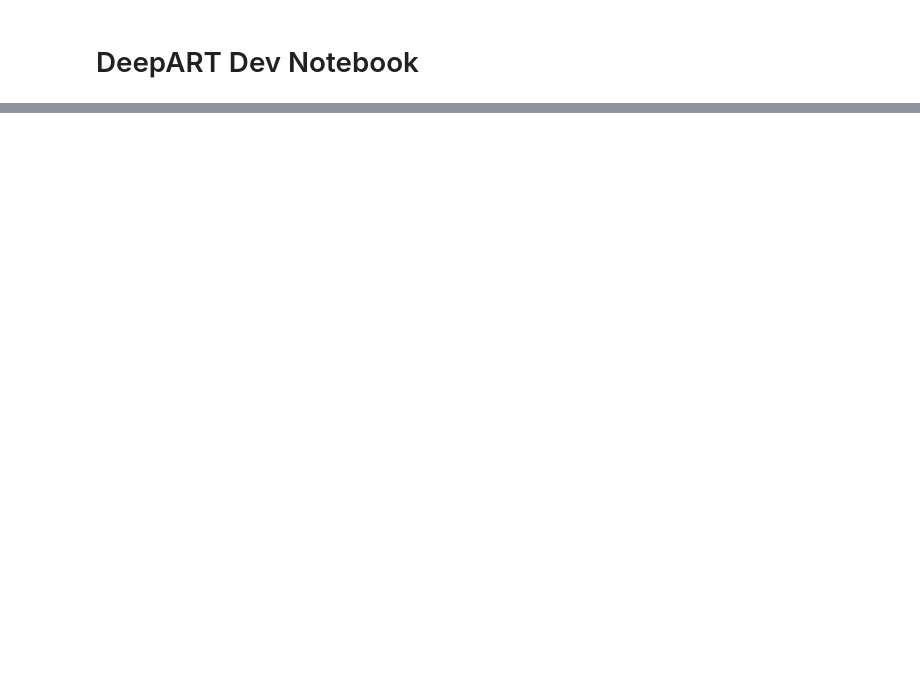
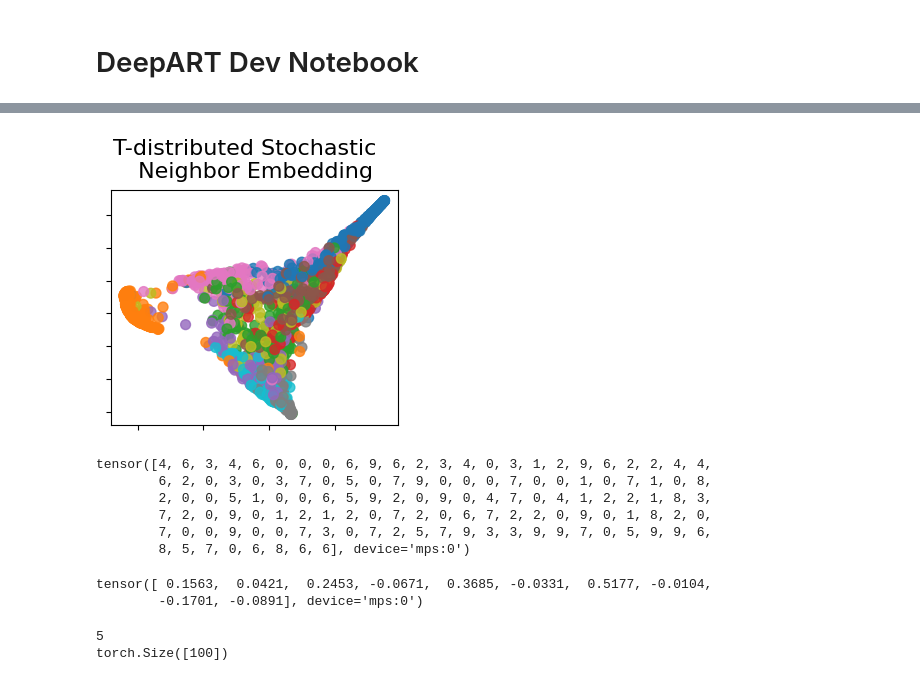
Before and after one commit to AP6YC/DeepART, a Jupyter notebook: notebooks/deepart.ipynb, the cells around one changed output, grey strips where cells are left out. Saved outputs shown, nothing was run; the diff lists cells and outputs as text; code cells hidden in the pictures; blank space fills up the shorter version.

```diff
--- a/notebooks/deepart.ipynb
+++ b/notebooks/deepart.ipynb
@@ -52,0 +279,58 @@ class Oja(LocalUpdate):
+# %%
+t_sne = TSNE(
+    n_components=2,
+    perplexity=30,
+    init="random",
+    max_iter=250,
+    random_state=0,
+)
+
+x, y = get_points(model, test_loader)
+
+S_t_sne = t_sne.fit_transform(x)
+# %%
+cmap = plt.get_cmap('tab10')
+colors = [cmap(i) for i in y]
+plot_2d(S_t_sne, colors, "T-distributed Stochastic  \n Neighbor Embedding")
+# %% [output]
+[figure, added]
+# %%
+data, target = next(iter(test_loader))
+if GPU:
+    data = data.to(device)
+    target = target.to(device)
+
+output = model(data)
+# output
+pred = output.argmax(dim=1)
+pred
+# output
+# %% [output]
+tensor([4, 6, 3, 4, 6, 0, 0, 0, 6, 9, 6, 2, 3, 4, 0, 3, 1, 2, 9, 6, 2, 2, 4, 4,
+        6, 2, 0, 3, 0, 3, 7, 0, 5, 0, 7, 9, 0, 0, 0, 7, 0, 0, 1, 0, 7, 1, 0, 8,
+        2, 0, 0, 5, 1, 0, 0, 6, 5, 9, 2, 0, 9, 0, 4, 7, 0, 4, 1, 2, 2, 1, 8, 3,
+        7, 2, 0, 9, 0, 1, 2, 1, 2, 0, 7, 2, 0, 6, 7, 2, 2, 0, 9, 0, 1, 8, 2, 0,
+        7, 0, 0, 9, 0, 0, 7, 3, 0, 7, 2, 5, 7, 9, 3, 3, 9, 9, 7, 0, 5, 9, 9, 6,
+        8, 5, 7, 0, 6, 8, 6, 6], device='mps:0')
+# %%
+output[1]
+# %% [output]
+tensor([ 0.1563,  0.0421,  0.2453, -0.0671,  0.3685, -0.0331,  0.5177, -0.0104,
+        -0.1701, -0.0891], device='mps:0')
+# %%
+x, ix = next(iter(loader))
+x = x[0]
+ox = x
+activations = []
+if GPU:
+    x = x.to(device)
+for layer in model.fc:
+    x = layer(x)
+    activations.append(x)
+
+print(len(activations))
+print(activations[0].shape)
+ins = [ox] + (activations[:-1])
+# %% [output]
+5
+torch.Size([100])
```
Also changed, not shown: parts of 10 cells of this notebook.
